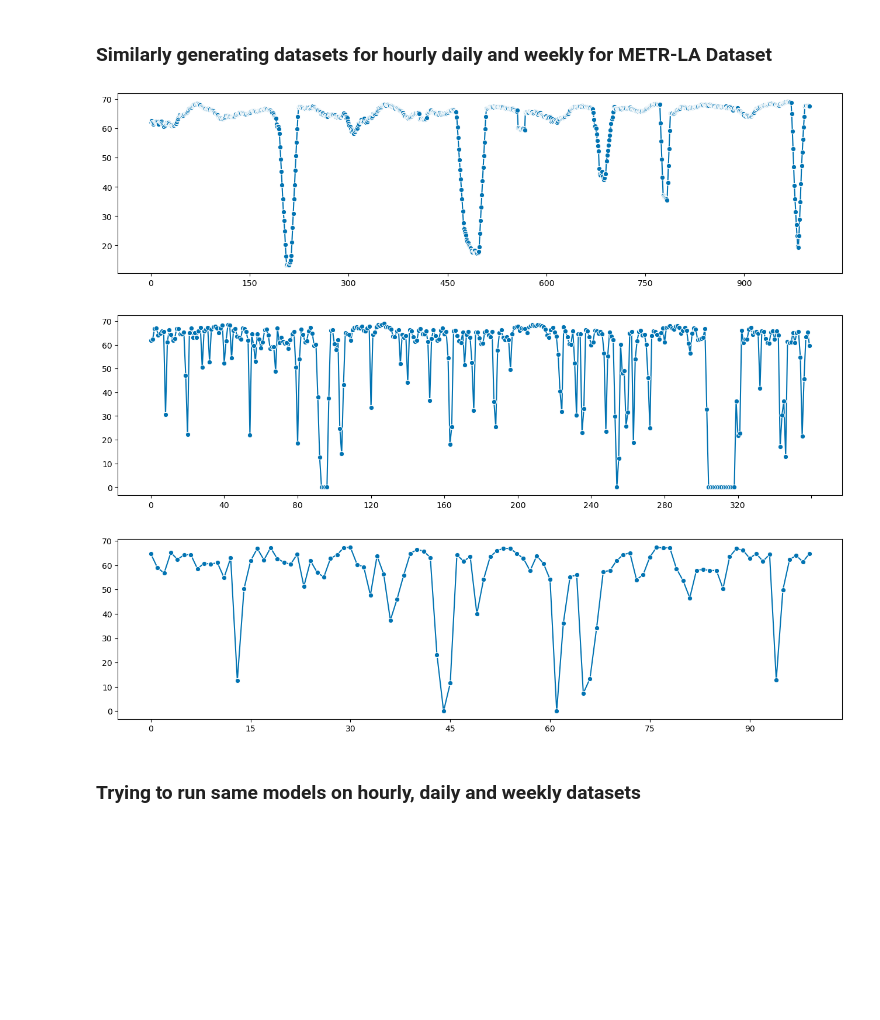
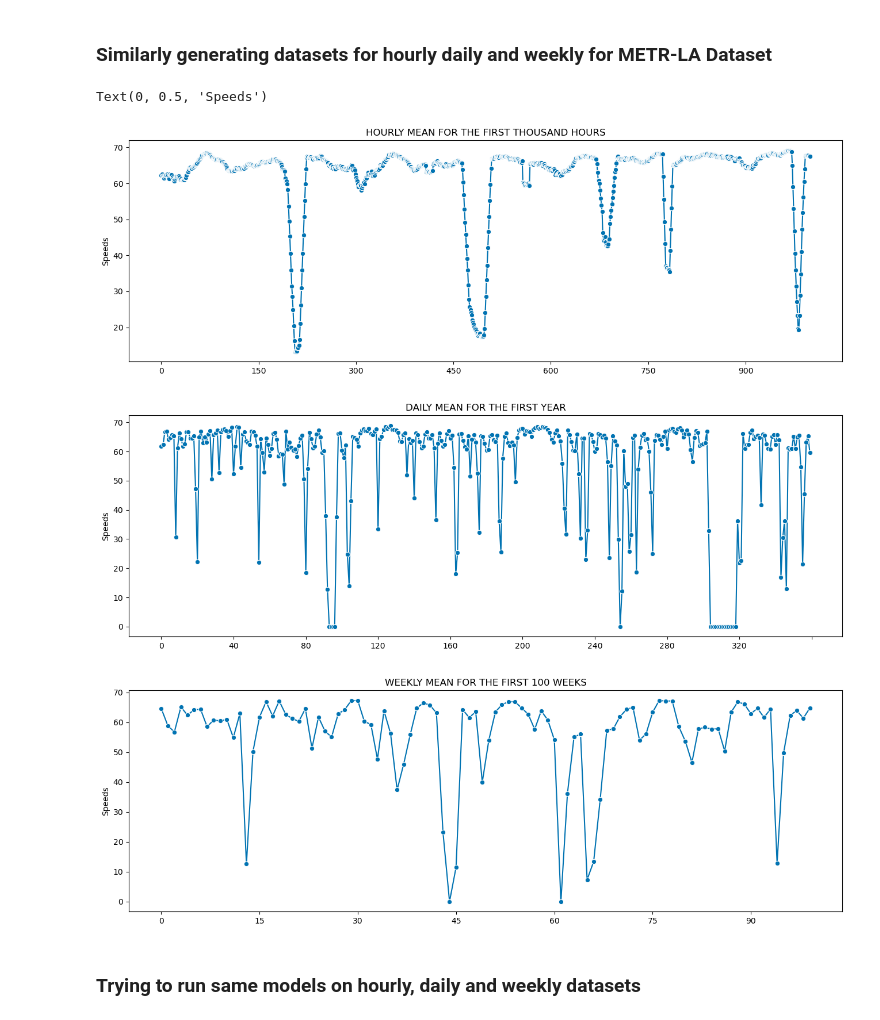
Before and after one commit to WaleedAhmed44/DCRNN, a Jupyter notebook: SKTIME IMPLEMENTATION.ipynb, the cells around one changed output. Saved outputs shown, nothing was run; the diff lists cells and outputs as text; code cells hidden in the pictures; blank space fills up the shorter version.

```diff
--- a/SKTIME IMPLEMENTATION.ipynb
+++ b/SKTIME IMPLEMENTATION.ipynb
@@ -188,14 +327,25 @@ h_test = h_test[0:6800]
 d_test = d_test[0:250]
 w_test = w_test[0:40]
 # %%
-#plot_series(hourly_train[0:1000],labels=("Hourly Mean for first 1000 hours")
-plot_series(h_train[0:1000])
-plot_series(d_train[0:360])
-plot_series(w_train[0:100])
+fig, ax = plt.subplots(1,1,figsize=(16,5))
+plot_series(h_train[0:1000],ax=ax)
+ax.set_title("HOURLY MEAN FOR THE FIRST THOUSAND HOURS")
+ax.set_ylabel("Speeds")
+
+fig, ax = plt.subplots(1,1,figsize=(16,5))
+plot_series(d_train[0:360],ax=ax)
+ax.set_title("DAILY MEAN FOR THE FIRST YEAR")
+ax.set_ylabel("Speeds")
+
+fig, ax = plt.subplots(1,1,figsize=(16,5))
+plot_series(w_train[0:100],ax=ax)
+ax.set_title("WEEKLY MEAN FOR THE FIRST 100 WEEKS")
+ax.set_ylabel("Speeds")
 # %% [output]
+Text(0, 0.5, 'Speeds')
-[figure, old version]
+[figure, new version]
-[figure, old version]
+[figure, new version]
-[figure, old version]
+[figure, new version]
 # %% [markdown]
 ### Trying to run same models on hourly, daily and weekly datasets
 # %%
```
Also changed, not shown: parts of 33 cells of this notebook, 1 other file.
